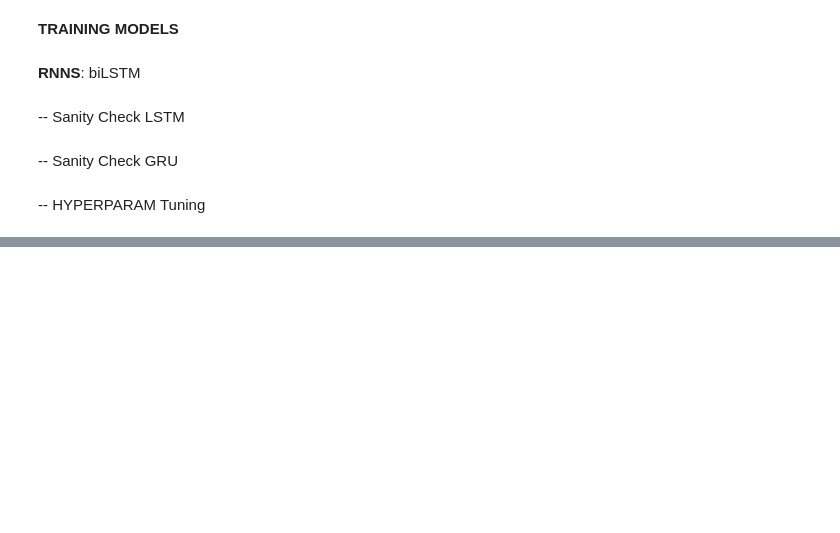
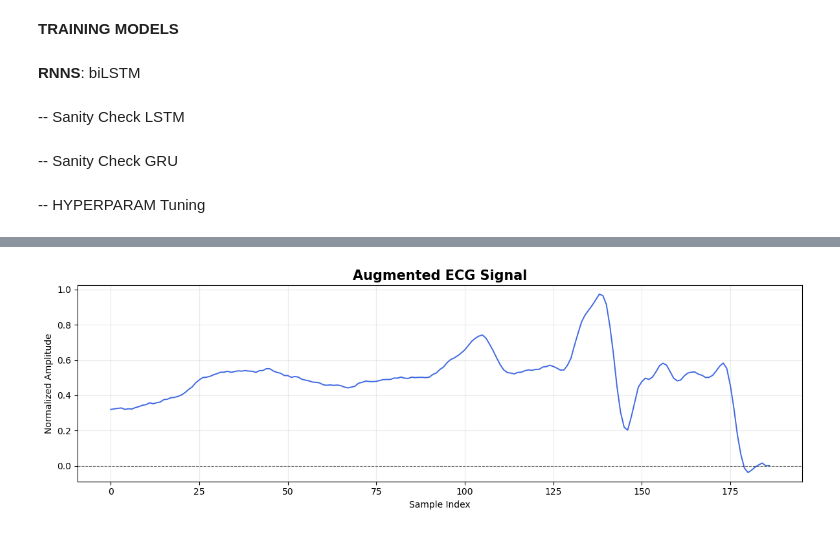
Before and after one commit to williamjohn972/Deep-Learning-for-ECG-Heartbeat-Classification, a Jupyter notebook: main.ipynb, the cells around one changed output, grey strips where cells are left out. Drawn from its saved outputs; the diff is of its cells as text; code cells hidden in the pictures; blank space fills up the shorter version.

```diff
--- a/main.ipynb
+++ b/main.ipynb
@@ -585,0 +634,14 @@ print("---------------- All Experiments Completed --------------")
+# %%
+ecg = X_train_augmented[0]
+plt.figure(figsize=(12,4))
+plt.plot(ecg, color="royalblue", linewidth=1.4)
+plt.axhline(0, color="black", linestyle="--", linewidth=0.8, alpha=0.6)
+
+plt.title("Augmented ECG Signal", fontsize=15, fontweight="bold")
+plt.xlabel("Sample Index")
+plt.ylabel("Normalized Amplitude")
+plt.grid(alpha=0.25)
+plt.tight_layout()
+plt.show()
+# %% [output]
+[figure, added]
```
Also changed, not shown: parts of 4 cells of this notebook, 1 other file.
